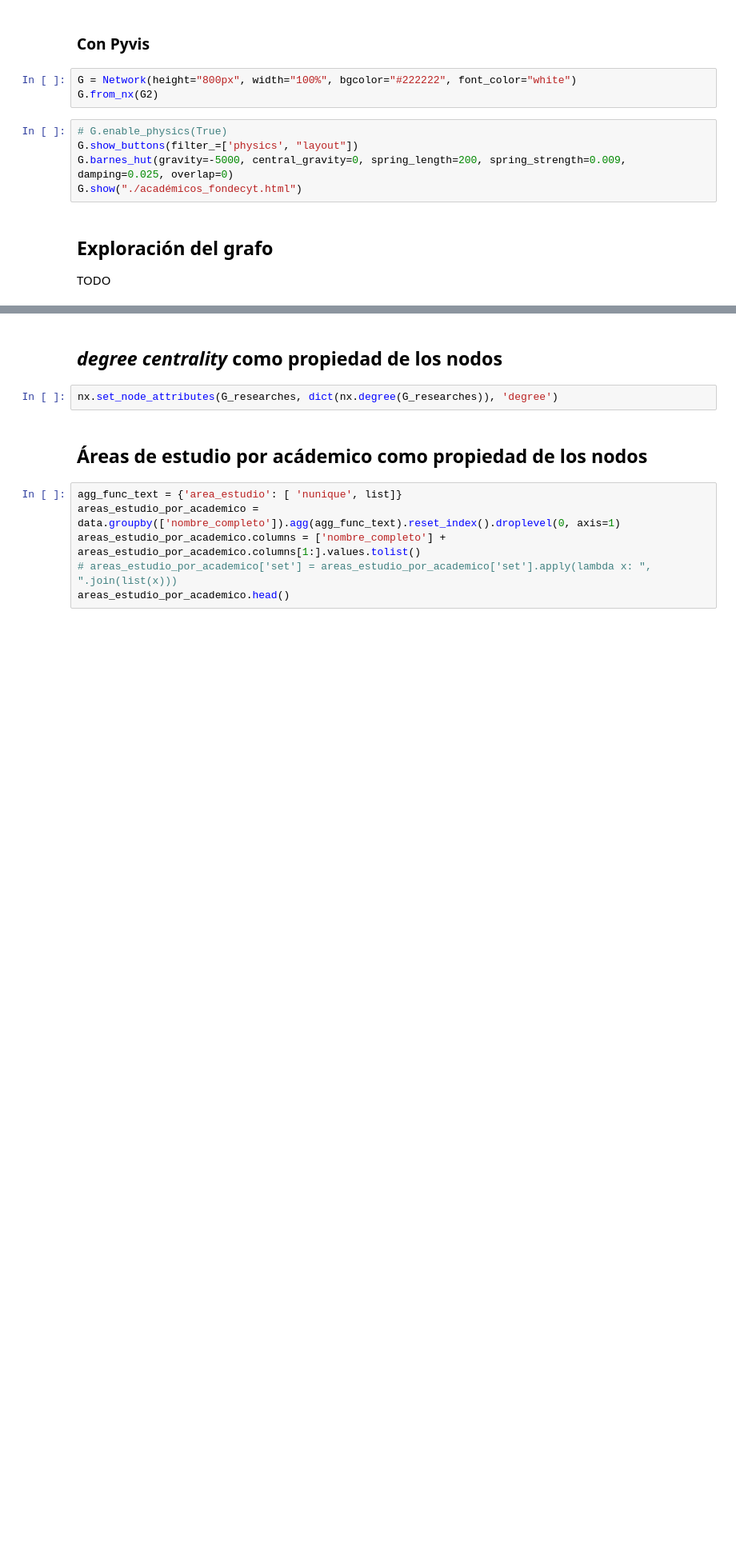
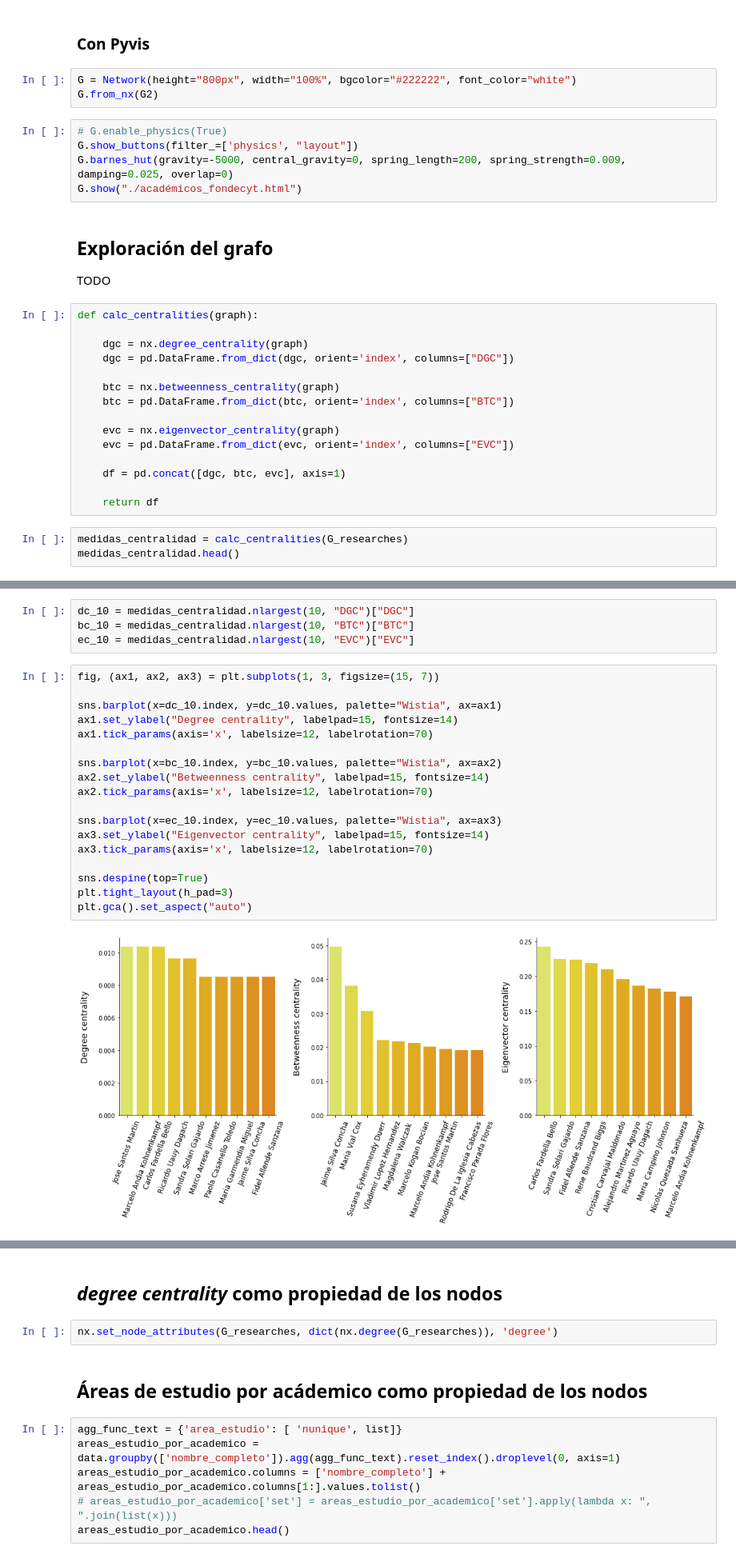
Before and after one commit to Orion89/fondecyt, a Jupyter notebook: proyectos_fondecyt.ipynb, the cells around one changed output, grey strips where cells are left out. Shown at 80% size. Saved outputs shown, nothing was run; the diff lists cells and outputs as text; blank space fills up the shorter version.

Commit message:
added som graph exploratory analysis

```diff
--- a/proyectos_fondecyt.ipynb
+++ b/proyectos_fondecyt.ipynb
@@ -674,3 +677,21 @@ G.show("./académicos_fondecyt.html")
 ## Exploración del grafo
 
 TODO
+# %%
+def calc_centralities(graph):
+
+    dgc = nx.degree_centrality(graph)
+    dgc = pd.DataFrame.from_dict(dgc, orient='index', columns=["DGC"])
+
+    btc = nx.betweenness_centrality(graph)
+    btc = pd.DataFrame.from_dict(btc, orient='index', columns=["BTC"])
+
+    evc = nx.eigenvector_centrality(graph)
+    evc = pd.DataFrame.from_dict(evc, orient='index', columns=["EVC"])
+
+    df = pd.concat([dgc, btc, evc], axis=1)
+
+    return df
+# %%
+medidas_centralidad = calc_centralities(G_researches)
+medidas_centralidad.head()
@@ -676,0 +705,24 @@ TODO
+# %%
+dc_10 = medidas_centralidad.nlargest(10, "DGC")["DGC"]
+bc_10 = medidas_centralidad.nlargest(10, "BTC")["BTC"]
+ec_10 = medidas_centralidad.nlargest(10, "EVC")["EVC"]
+# %%
+fig, (ax1, ax2, ax3) = plt.subplots(1, 3, figsize=(15, 7))
+
+sns.barplot(x=dc_10.index, y=dc_10.values, palette="Wistia", ax=ax1)
+ax1.set_ylabel("Degree centrality", labelpad=15, fontsize=14)
+ax1.tick_params(axis='x', labelsize=12, labelrotation=70)
+
+sns.barplot(x=bc_10.index, y=bc_10.values, palette="Wistia", ax=ax2)
+ax2.set_ylabel("Betweenness centrality", labelpad=15, fontsize=14)
+ax2.tick_params(axis='x', labelsize=12, labelrotation=70)
+
+sns.barplot(x=ec_10.index, y=ec_10.values, palette="Wistia", ax=ax3)
+ax3.set_ylabel("Eigenvector centrality", labelpad=15, fontsize=14)
+ax3.tick_params(axis='x', labelsize=12, labelrotation=70)
+
+sns.despine(top=True)
+plt.tight_layout(h_pad=3)
+plt.gca().set_aspect("auto")
+# %% [output]
+[figure, added]
```
Also changed, not shown: parts of 6 cells of this notebook, 1 other file.
